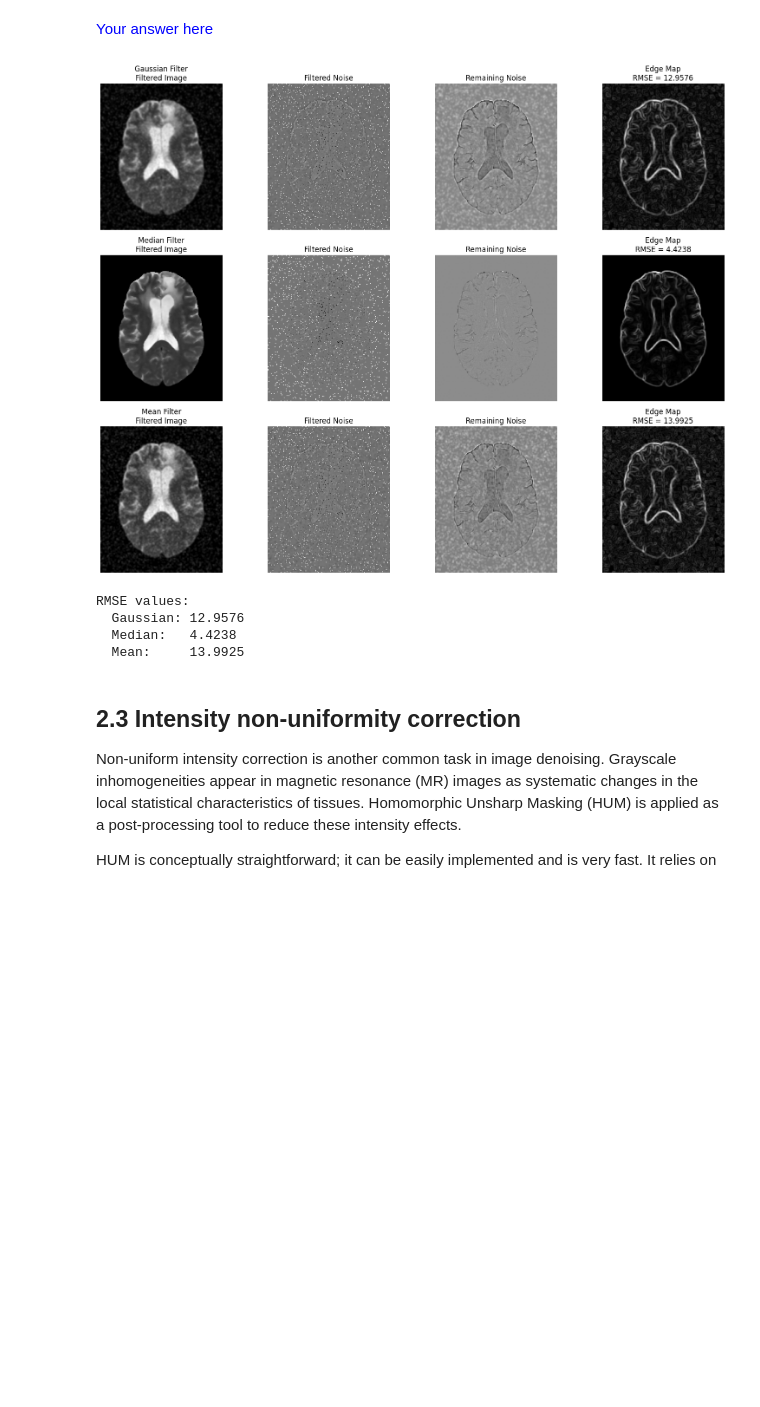
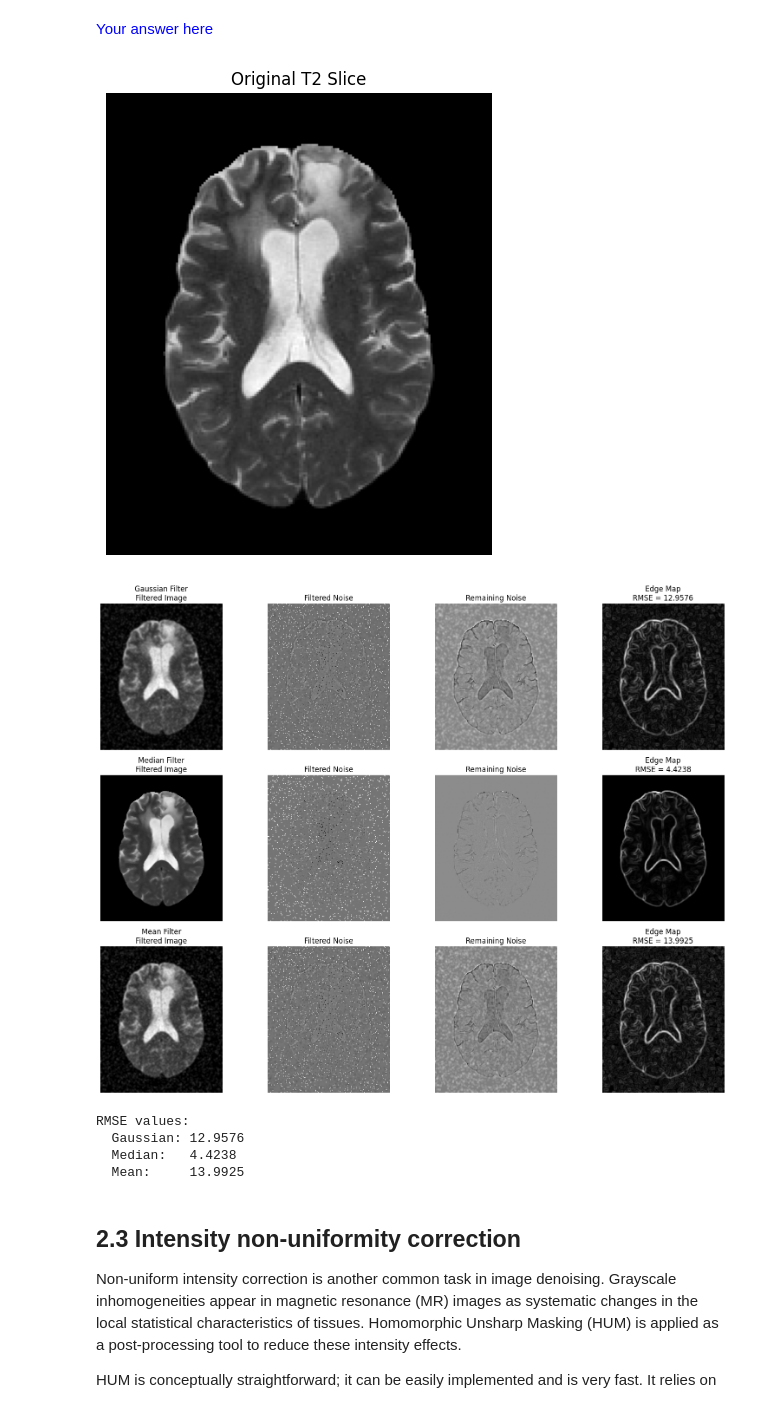
Before and after one commit to noco04-ugent/Practicum_3, a Jupyter notebook: ImageProcessing_I.ipynb, the cells around one changed output. Saved outputs shown, nothing was run; the diff lists cells and outputs as text; code cells hidden in the pictures; blank space fills up the shorter version.

```diff
--- a/ImageProcessing_I.ipynb
+++ b/ImageProcessing_I.ipynb
@@ -295,6 +295,13 @@ arr_SP = sitk.GetArrayFromImage(img_SP)
 
 # use the same slice index as in exercise 1 ==> so the middle slice
 slice_idx = arr_T2.shape[0] // 2
+
+# first plot original image
+plt.figure(figsize=(6, 6))
+plt.imshow(arr_T2[slice_idx], cmap='gray')
+plt.title("Original T2 Slice")
+plt.axis('off')
+plt.show()
 
 # gaussian filtering
 gaussian_filtered = ndimage.gaussian_filter(arr_SP, sigma=1)
@@ -333,34 +340,35 @@ rmses = [gaussian_rmse, median_rmse, mean_rmse]
 for i in range(3):
     # Filtered image
     axes[i, 0].imshow(filtered_images[i][slice_idx], cmap='gray')
     axes[i, 0].set_title(f"{methods[i]}\nFiltered Image")
     axes[i, 0].axis('off')
 
     # Filtered noise
     axes[i, 1].imshow(filtered_noise[i][slice_idx], cmap='gray')
     axes[i, 1].set_title("Filtered Noise")
     axes[i, 1].axis('off')
 
     # Remaining noise
     axes[i, 2].imshow(remaining_noise[i][slice_idx], cmap='gray')
     axes[i, 2].set_title("Remaining Noise")
     axes[i, 2].axis('off')
 
     # Edge map + RMSE
     axes[i, 3].imshow(edges[i], cmap='gray')
     axes[i, 3].set_title(f"Edge Map\nRMSE = {rmses[i]:.4f}")
     axes[i, 3].axis('off')
 
 plt.tight_layout()
 plt.show()
 
 # print RMSE summary
 print("RMSE values:")
 print(f"  Gaussian: {gaussian_rmse:.4f}")
 print(f"  Median:   {median_rmse:.4f}")
 print(f"  Mean:     {mean_rmse:.4f}")
 # %% [output]
-[figure, old version]
+[figure, new version]
+[figure, added]
 RMSE values:
   Gaussian: 12.9576
   Median:   4.4238
```
Also changed, not shown: parts of 1 cell of this notebook.
